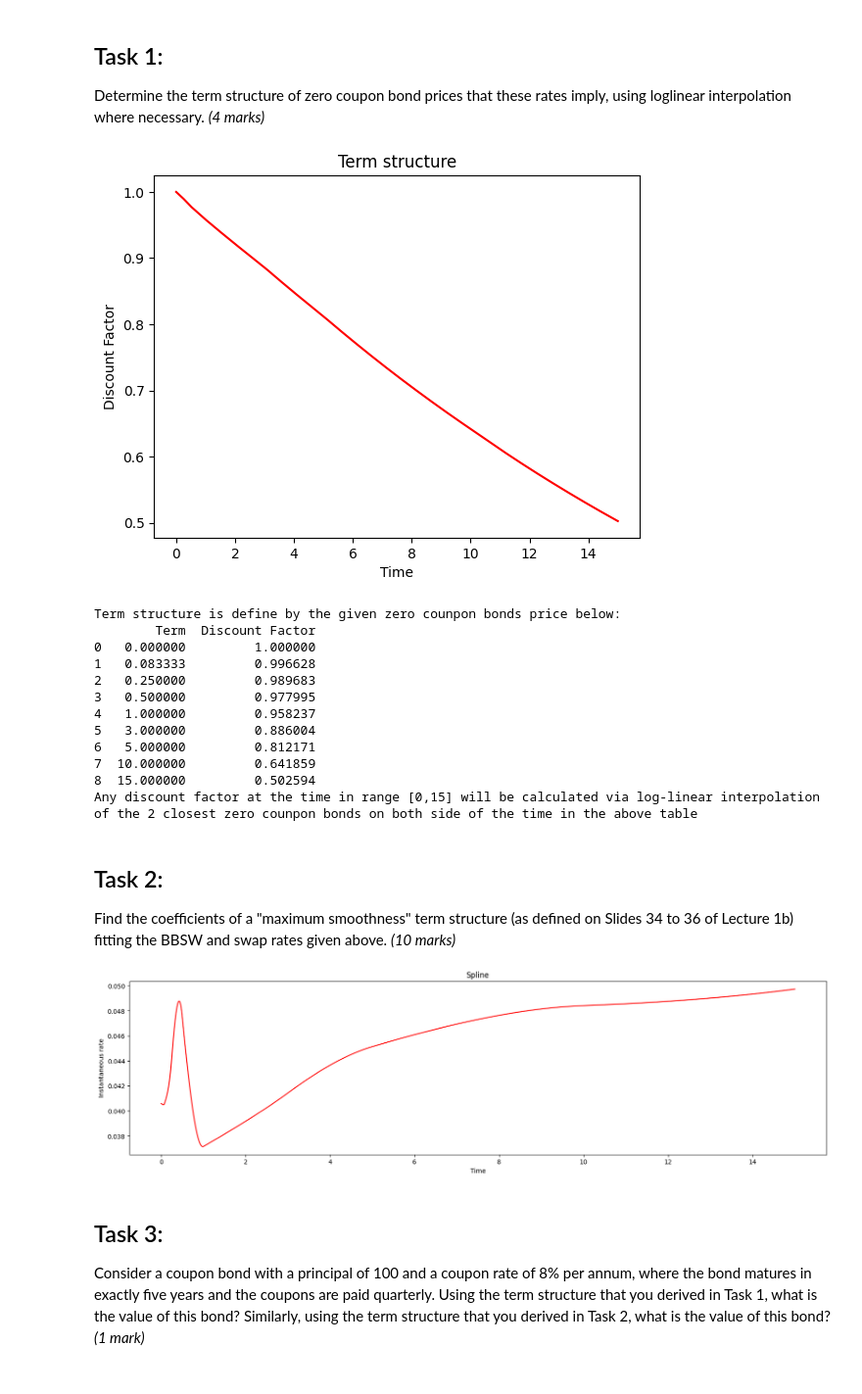
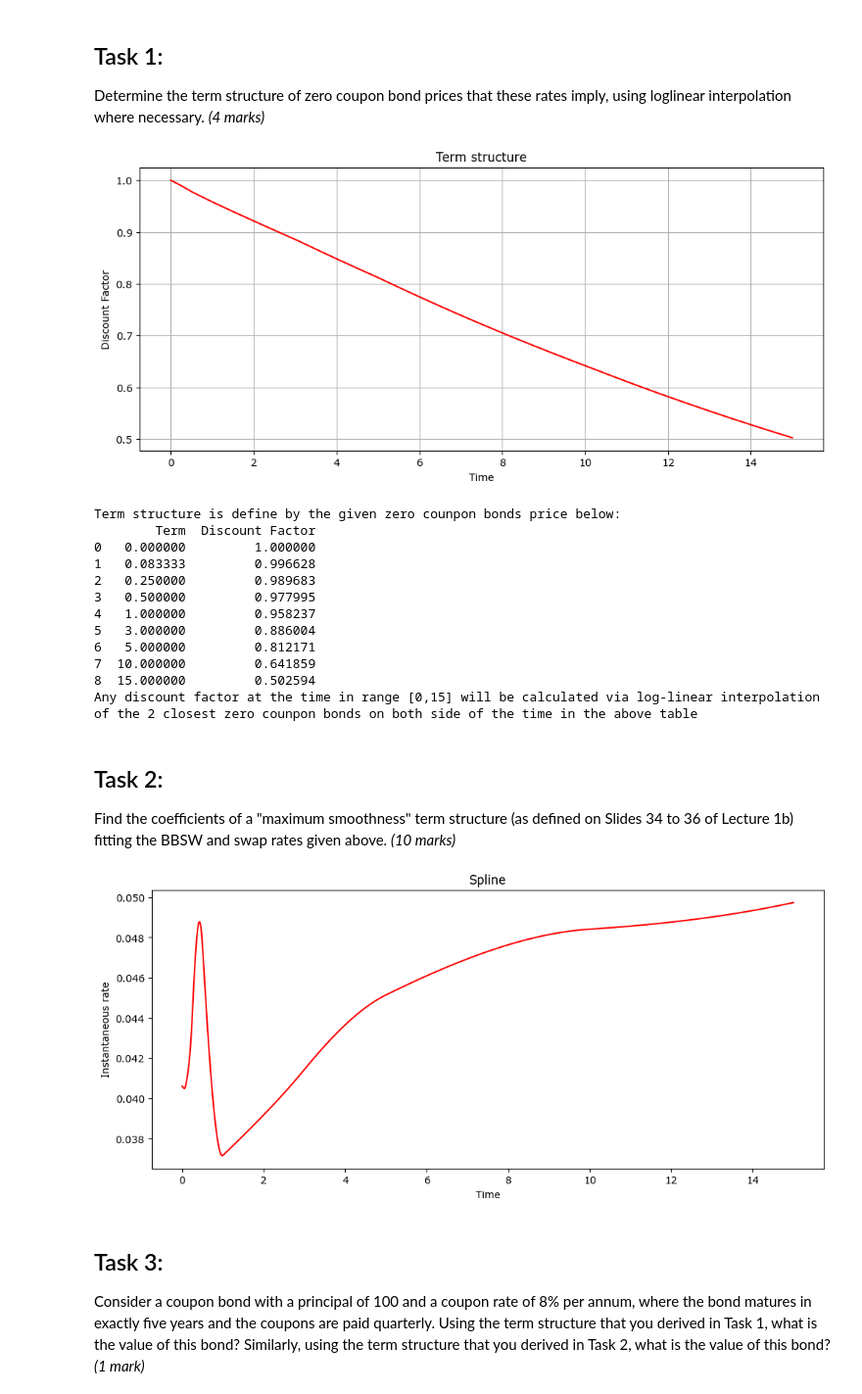
Before and after one commit to Thaigithub/UTS_IRCRM_Assignment_1, a Jupyter notebook: 2024AssignmentPart1.ipynb, the cells around one changed output. Shown: that part at 98% size. Cells and saved outputs as stored; diff of their text form; code cells hidden in the pictures.

```diff
--- a/2024AssignmentPart1.ipynb
+++ b/2024AssignmentPart1.ipynb
@@ -16,7 +16,18 @@ import numpy as np
 from scipy.optimize import fsolve as solver
 import matplotlib.pyplot as plt
 # %%
-df = pd.DataFrame([{"Type":"BBSW","Term":"1 month","Rate":4.06},{"Type":"BBSW","Term":"3 months","Rate":4.17},{"Type":"BBSW","Term":"6 months","Rate":4.50},{"Type":"Swap","Term":"1 year","Rate":4.29},{"Type":"Swap","Term":"3 years","Rate":4.06},{"Type":"Swap","Term":"5 years","Rate":4.20},{"Type":"Swap","Term":"10 years","Rate":4.45},{"Type":"Swap","Term":"15 years","Rate":4.58}])
+df = pd.DataFrame(
+    [
+        {"Type": "BBSW", "Term": "1 month", "Rate": 4.06},
+        {"Type": "BBSW", "Term": "3 months", "Rate": 4.17},
+        {"Type": "BBSW", "Term": "6 months", "Rate": 4.50},
+        {"Type": "Swap", "Term": "1 year", "Rate": 4.29},
+        {"Type": "Swap", "Term": "3 years", "Rate": 4.06},
+        {"Type": "Swap", "Term": "5 years", "Rate": 4.20},
+        {"Type": "Swap", "Term": "10 years", "Rate": 4.45},
+        {"Type": "Swap", "Term": "15 years", "Rate": 4.58},
+    ]
+)
 df
 # %% [output]
 |  | Type | Term | Rate |
@@ -97,18 +139,22 @@ def term_structure_constructor(df):
     return df_calculator, term_structure
 # %%
 df_calculator_1, term_structure = term_structure_constructor(df)
-t = np.arange(0, 15, 1/500)
-dfs = list(map(lambda x: df_calculator_1(x),t))
-plt.plot(t, dfs, linestyle='-', color='r')
-plt.title('Term structure')
-plt.xlabel('Time')
-plt.ylabel('Discount Factor')
+t = np.arange(0, 15, 1 / 500)
+dfs = list(map(lambda x: df_calculator_1(x), t))
+plt.figure(figsize=(12, 5))
+plt.plot(t, dfs, linestyle="-", color="r")
+plt.title("Term structure")
+plt.xlabel("Time")
+plt.ylabel("Discount Factor")
+plt.grid(True)
 plt.show()
 print("Term structure is define by the given zero counpon bonds price below:")
 print(term_structure)
-print("Any discount factor at the time in range [0,15] will be calculated via log-linear interpolation of the 2 closest zero counpon bonds on both side of the time in the above table")
+print(
+    "Any discount factor at the time in range [0,15] will be calculated via log-linear interpolation of the 2 closest zero counpon bonds on both side of the time in the above table"
+)
 # %% [output]
-[figure, old version]
+[figure, new version]
 Term structure is define by the given zero counpon bonds price below:
         Term  Discount Factor
 0   0.000000         1.000000
@@ -197,16 +265,16 @@ def smoothness_constructor(df, term_structure):
     return spline, df_calculator
 # %%
 spline, df_calculator_2 = smoothness_constructor(df, term_structure)
-t = np.arange(0, 15, 1/1000)
-inst_rate = list(map(lambda x: spline(x),t))
-plt.figure(figsize=(20,5))
-plt.plot(t, inst_rate, linestyle='-', color='r', label='Instantaneous Rate')
-plt.title('Spline')
-plt.xlabel('Time')
-plt.ylabel('Instantaneous rate')
+t = np.arange(0, 15, 1 / 1000)
+inst_rate = list(map(lambda x: spline(x), t))
+plt.figure(figsize=(12, 5))
+plt.plot(t, inst_rate, linestyle="-", color="r", label="Instantaneous Rate")
+plt.title("Spline")
+plt.xlabel("Time")
+plt.ylabel("Instantaneous rate")
 plt.show()
 # %% [output]
-[figure, old version]
+[figure, new version]
 # %% [markdown]
 <H2>Task 3:</H2>
 Consider a coupon bond with a principal of 100 and a coupon rate of 8% per annum, where the bond matures in exactly five years and the coupons are paid quarterly. Using the term structure that you derived in Task 1, what is the value of this bond? Similarly, using the term structure that you derived in Task 2, what is the value of this bond? <I>(1 mark)</I>
```
Also changed, not shown: parts of 4 cells of this notebook, 1 other file.
